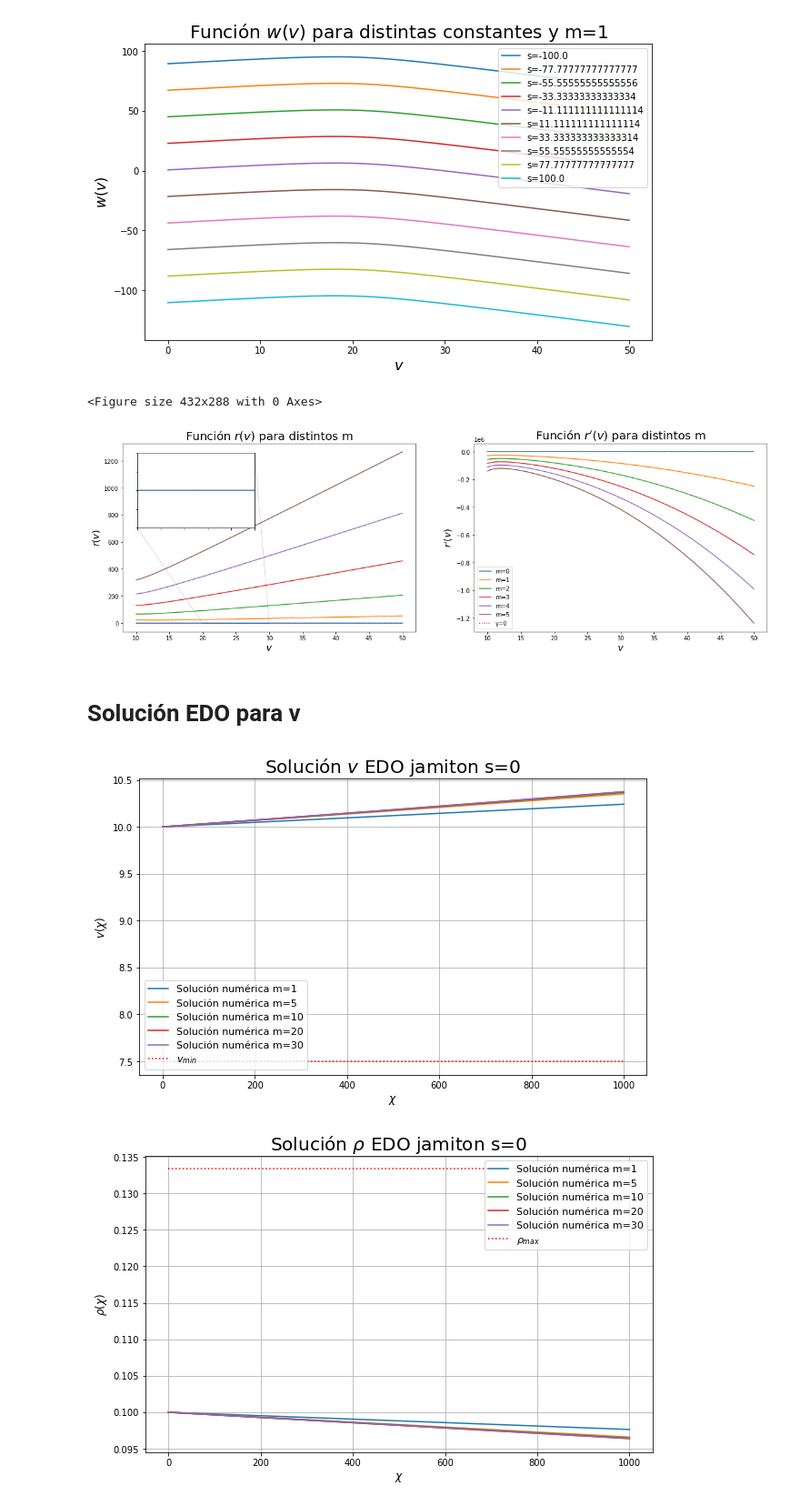
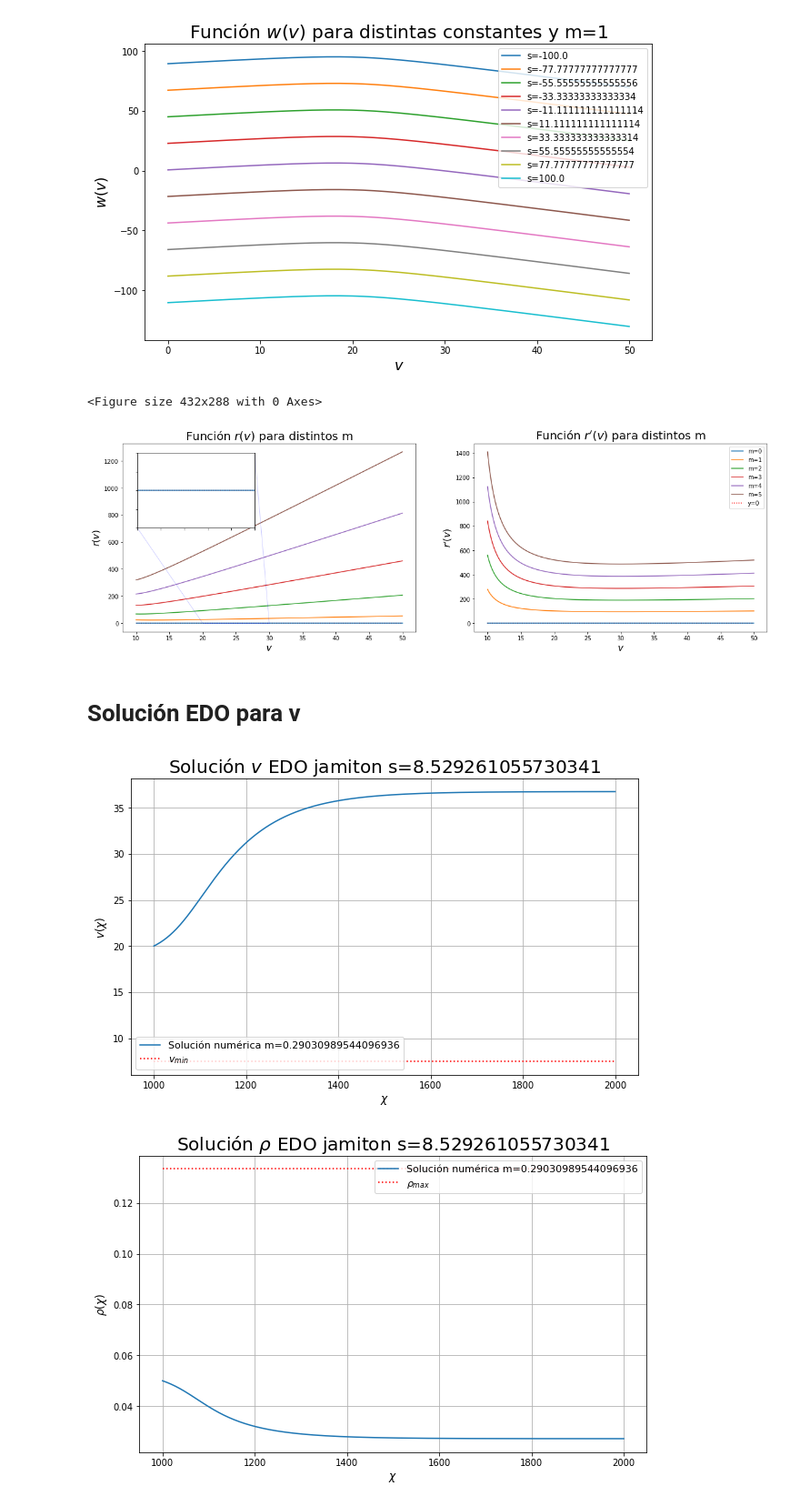
Before and after one commit to ElTapia/Jamiton, a Jupyter notebook: ODE_Jamiton/ODE_jamiton.ipynb, the cells around one changed output. Shown at 91% size. Drawn from its saved outputs; the diff is of its cells as text; code cells hidden in the pictures.

```diff
--- a/ODE_Jamiton/ODE_jamiton.ipynb
+++ b/ODE_Jamiton/ODE_jamiton.ipynb
@@ -20,23 +20,29 @@ c = 0.078 * rho_max * u_max
 b = 1/3
 l = 1/10
 
-tau = 3
+beta = 8
+gamma = 1/2
+
+tau = 5
 
 # Funciones del modelo
 def h(rho, rho_max=rho_max):
-    sqrt = np.sqrt(rho/(rho_max - rho))
-    return 8 * sqrt
+    output = 8 * np.sqrt(rho/(rho_max - rho))
+    return output
 
 def h_prime(rho, rho_max=rho_max):
-    num = 4 * rho_max
-    den = np.sqrt(rho) * np.sqrt((rho_max - rho))**3
-    return num / den * (-1/rho**2)
+    #num = 4 * rho_max
+    #den = np.sqrt(rho) * np.sqrt((rho_max - rho))**3
+    output =  beta * gamma * (rho /(rho_max - rho))**(gamma-1) * rho_max / ((rho_max - rho)**2)
+    return output #num / den * (-1/rho**2)
 
 def Q(rho, c=c, b=b, l=l, rho_max=rho_max):
 
     g = lambda y: np.sqrt(1 + ((y - b)/l)**2)
 
-    output = c * (g(0) + (g(1) - g(0))*(rho/rho_max) - g(rho/rho_max))
+    output = output = c * (g(0) + (((g(1) - g(0))* rho/rho_max)) - g(rho/rho_max))
+    #c * (g(0) + (g(1) - g(0))*(rho/rho_max) - g(rho/rho_max))
+
     return output
 
 def Q_barra(rho_barra, c=c, b=b, l=l, rho_max=rho_max):
@@ -205,24 +211,24 @@ plt.savefig("Charts/r_r_prime_m")
 plt.show()
 # %% [output]
 <Figure size 432x288 with 0 Axes>
-[figure, old version]
+[figure, new version]
 # %% [markdown]
 # Solución EDO para v
 # %%
 # Limites para chi
-chi_min = 0
-chi_max = 1000
+chi_min = 1000
+chi_max = 2000
 
 # Crea arreglos de chi para resolver edo
 chi = np.linspace(chi_min, chi_max, 10000)
 
 # Paso espacial y condicion inicial
 dx = 0.1
-v0 = 10.
+v0 = 20
 # %%
 # Resuelve EDO para v usando distintos m's
-s = 0#-1000
-ms = [1, 5, 10, 20, 30]
+s = 8.529261055730341 # 0 -1000
+ms = [0.29030989544096936]#1, 5, 10, 20, 30]
 
 plt.figure(figsize=(10, 6))
 for i in range(len(ms)):
@@ -242,27 +248,27 @@ plt.grid()
 plt.savefig("Charts/ODE_Jam_v")
 plt.show()
 # %% [output]
-[figure, old version]
+[figure, new version]
 # %%
 # Grafica rho=1/v
-ms = [1, 5, 10, 20, 30]
+ms = [0.29030989544096936]#1, 5, 10, 20, 30]
 
 plt.figure(figsize=(10, 6))
 for i in range(len(ms)):
     m = ms[i]
     sol = odeint(edo, v0, chi, (m, s))
     plt.plot(chi, 1/sol, label="Solución numérica m={}".format(m))
 
 plt.hlines(rho_max, xmin=chi_min, xmax=chi_max, color="red", label=r"$\rho_{max}$", linestyles="dotted")
 
 plt.xlabel(r"$\chi$", fontsize=12)
 plt.ylabel(r"$\rho(\chi)$", fontsize=12)
 plt.title(r"Solución $\rho$ EDO jamiton s={}".format(s), fontsize=20)
 
 plt.legend(fontsize=11)
 plt.grid()
 
 plt.savefig("Charts/ODE_Jam_rho")
 plt.show()
 # %% [output]
-[figure, old version]
+[figure, new version]
```
Also changed, not shown: parts of 3 cells of this notebook, 6 other files.
